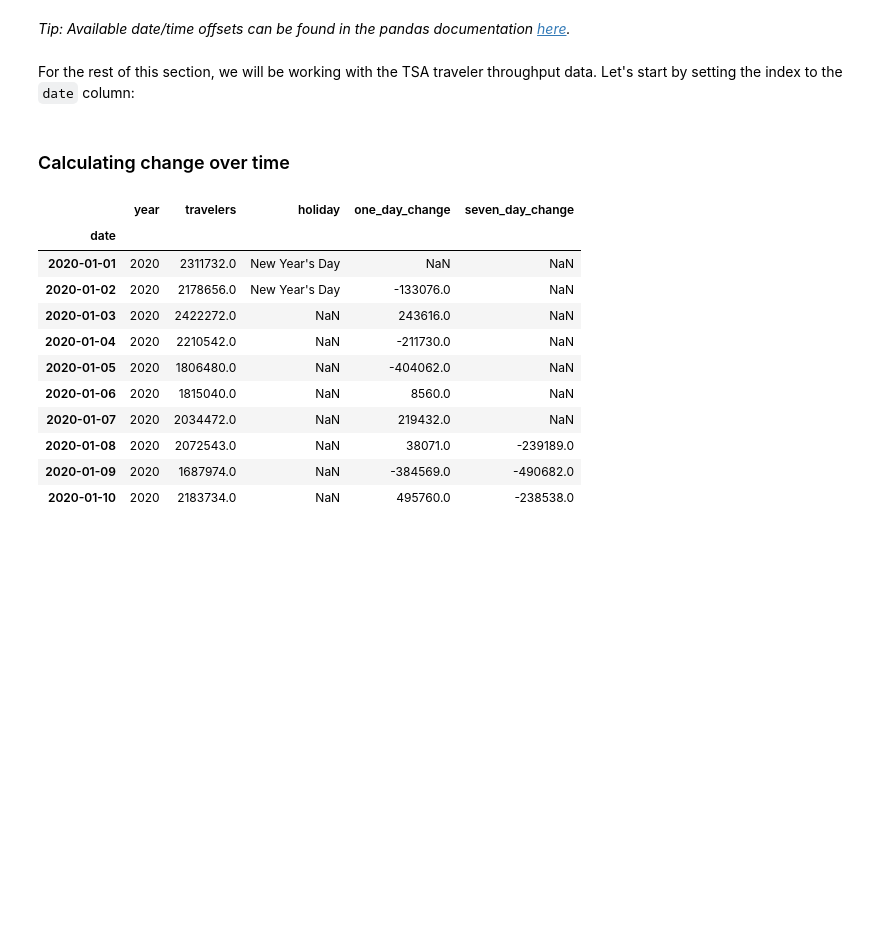
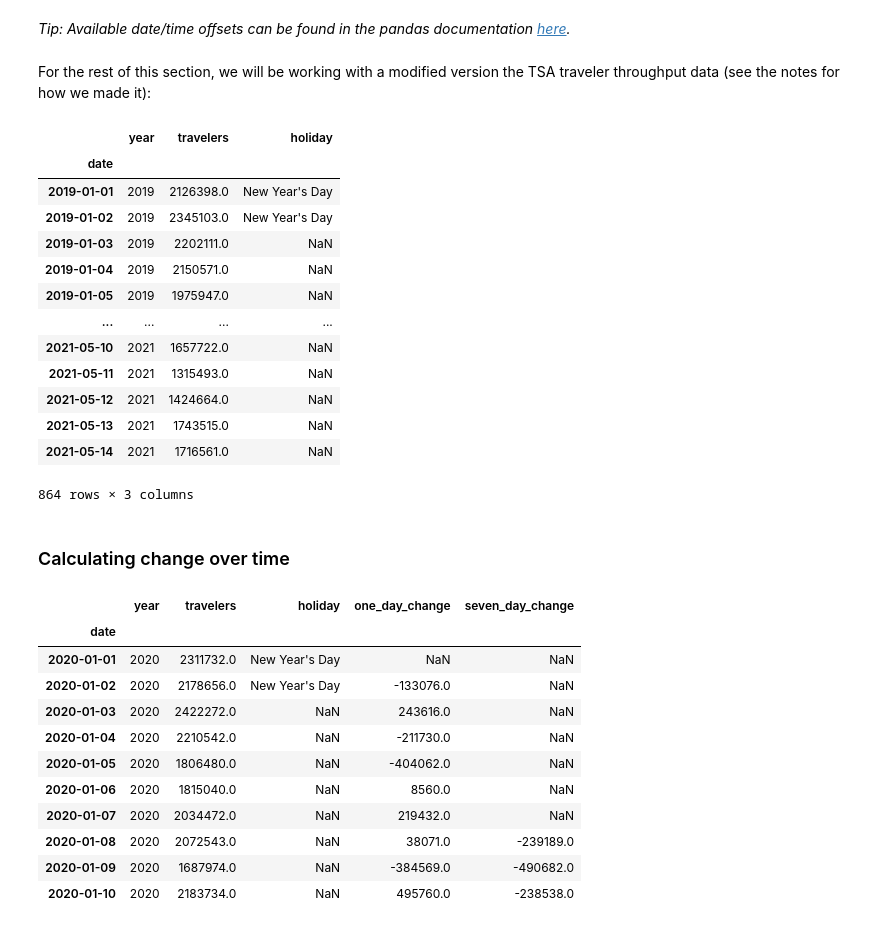
Before and after one commit to climate-analytics-lab/sioc209-2024-sp, a Jupyter notebook: sioc209-2024-sp/01_intro/02_data_collection_and_prep.ipynb, the cells around one changed output. Saved outputs shown, nothing was run; the diff lists cells and outputs as text; code cells hidden in the pictures; blank space fills up the shorter version.

```diff
--- a/sioc209-2024-sp/01_intro/02_data_collection_and_prep.ipynb
+++ b/sioc209-2024-sp/01_intro/02_data_collection_and_prep.ipynb
@@ -1028,4 +799,4 @@ taxis.first('1H')
 # %% [markdown]
 *Tip: Available date/time offsets can be found in the pandas documentation [here](https://pandas.pydata.org/pandas-docs/stable/user_guide/timeseries.html#dateoffset-objects).*
 # %% [markdown]
-For the rest of this section, we will be working with the TSA traveler throughput data. Let's start by setting the index to the `date` column:
+For the rest of this section, we will be working with a modified version the TSA traveler throughput data (see the notes for how we made it):
@@ -1034,3 +803,21 @@ tsa_melted_holiday_travel = tsa_melted_holiday_travel.set_index('date')
+# %%
+tsa_melted_holiday_travel = pd.read_csv('_data/tsa_melted_holiday_travel.csv', parse_dates=True, index_col='date')
+tsa_melted_holiday_travel
+# %% [output]
+|  | year | travelers | holiday |
+| date |  |  |  |
+| 2019-01-01 | 2019 | 2126398.0 | New Year's Day |
+| 2019-01-02 | 2019 | 2345103.0 | New Year's Day |
+| 2019-01-03 | 2019 | 2202111.0 | NaN |
+| 2019-01-04 | 2019 | 2150571.0 | NaN |
+| 2019-01-05 | 2019 | 1975947.0 | NaN |
+| ... | ... | ... | ... |
+| 2021-05-10 | 2021 | 1657722.0 | NaN |
+| 2021-05-11 | 2021 | 1315493.0 | NaN |
+| 2021-05-12 | 2021 | 1424664.0 | NaN |
+| 2021-05-13 | 2021 | 1743515.0 | NaN |
+| 2021-05-14 | 2021 | 1716561.0 | NaN |
+864 rows × 3 columns
 # %% [markdown]
 ### Calculating change over time
 # %%
```
Also changed, not shown: parts of 60 cells of this notebook, 9 other files.
